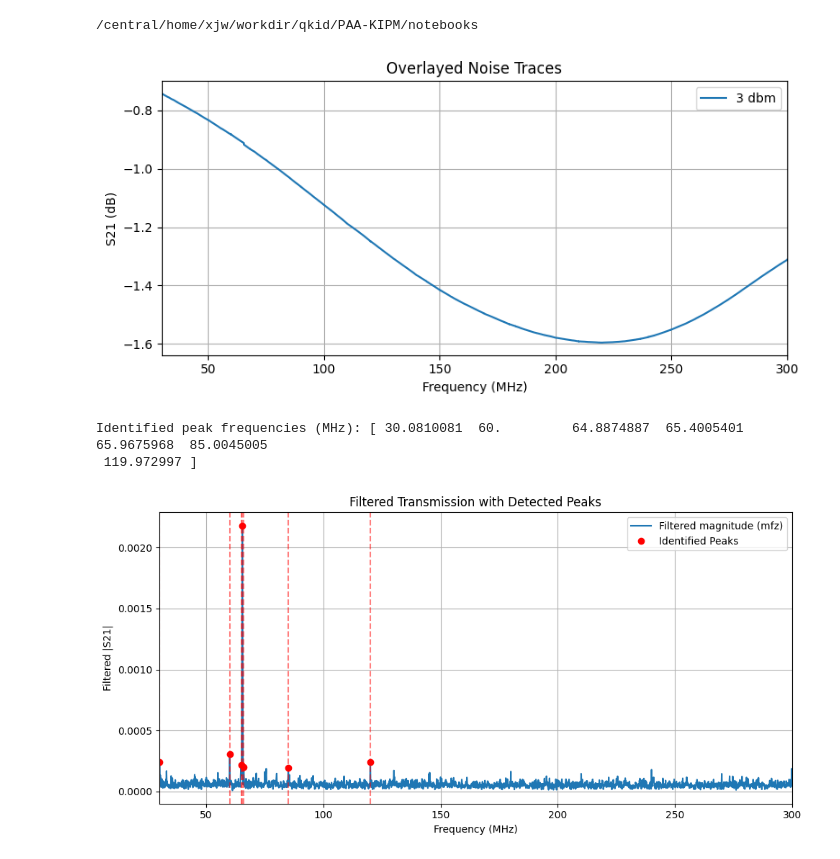
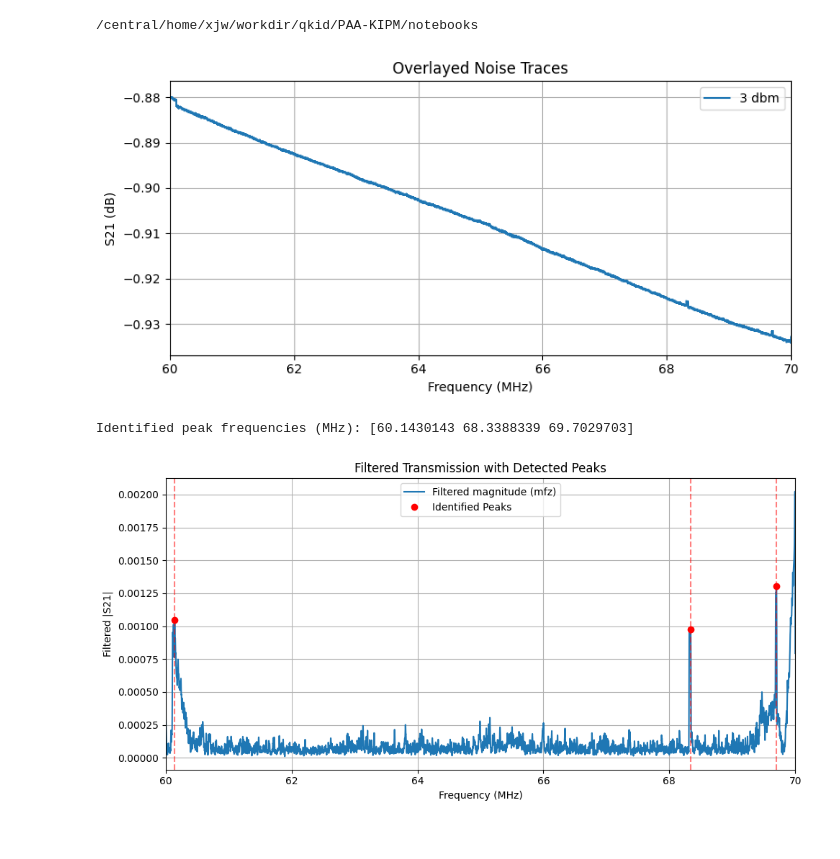
Before and after one commit to xjw44/PAA-KIPM-vna, a Jupyter notebook: notebooks/2025-6-20-pcb-trace.ipynb, the cells around one changed output. Drawn from its saved outputs; the diff is of its cells as text; code cells hidden in the pictures.

```diff
--- a/notebooks/2025-6-20-pcb-trace.ipynb
+++ b/notebooks/2025-6-20-pcb-trace.ipynb
@@ -53,7 +53,7 @@ def overlay_traces(file_list, file_leg):
     plt.title('Overlayed Noise Traces')
     plt.grid(True)
     plt.legend()
-    plt.xlim(30, 300)
+    plt.xlim(60, 70)
     # plt.ylim(-1.005, -0.995)  # Adjust if needed
     plt.tight_layout()
     plt.show()
@@ -158,7 +158,7 @@ def plot_filtered_trace_with_peaks(f, z, fwindow=5e-4, start_f=None, stop_f=None
 
     plt.xlabel('Frequency (MHz)')
     plt.ylabel('Filtered |S21|')
-    plt.xlim(30, 300)
+    plt.xlim(60, 70)
     plt.title('Filtered Transmission with Detected Peaks')
     plt.legend()
     plt.grid(True)
@@ -167,27 +167,27 @@ def plot_filtered_trace_with_peaks(f, z, fwindow=5e-4, start_f=None, stop_f=None
 # %%
 # filename =   # Replace with your actual file name
 # freqs, s21 = load_noise_data(filename)
 # plot_noise_trace(freqs, s21)
 
 
 # Example usage
 folder = '/central/home/xjw/workdir/qkid/PAA-KIPM/data/2025-6-20-paa-pcb-data/'
 file_small_power = folder+'2025_6_20_xjw_noise_trace_ifbw_1000_hz.csv'
 file_large_power = folder+'2025_6_20_xjw_noise_trace_ifbw_10_hz_power_3dm.csv'
+file_large_power_res = folder+'2025_6_20_xjw_noise_trace_ifbw_10_hz_power_3dm_res.csv'
 # file_list = [file_small_power, file_large_power]  # Replace with your filenames
-file_list = [file_large_power]  # Replace with your filenames
+file_list = [file_large_power_res]  # Replace with your filenames
 # file_list_leg = ["-55 dbm", "3 dbm"]  # Replace with your filenames
 file_list_leg = ["3 dbm"]  # Replace with your filenames
 freqs, s21 = overlay_traces(file_list, file_list_leg)
 
 freqs_ghz = freqs/1e9
 peak_search(freqs_ghz, s21)
 plot_filtered_trace_with_peaks(freqs_ghz, s21)
 # %% [output]
-[figure, old version]
+[figure, new version]
-Identified peak frequencies (MHz): [ 30.0810081  60.         64.8874887  65.4005401  65.9675968  85.0045005
- 119.972997 ]
+Identified peak frequencies (MHz): [60.1430143 68.3388339 69.7029703]
-[figure, old version]
+[figure, new version]
 # %%
 def plot_raw_trace_60mhz(f, s21_db):
     # Convert f to MHz for plotting
```
Also changed, not shown: 1 other file.
